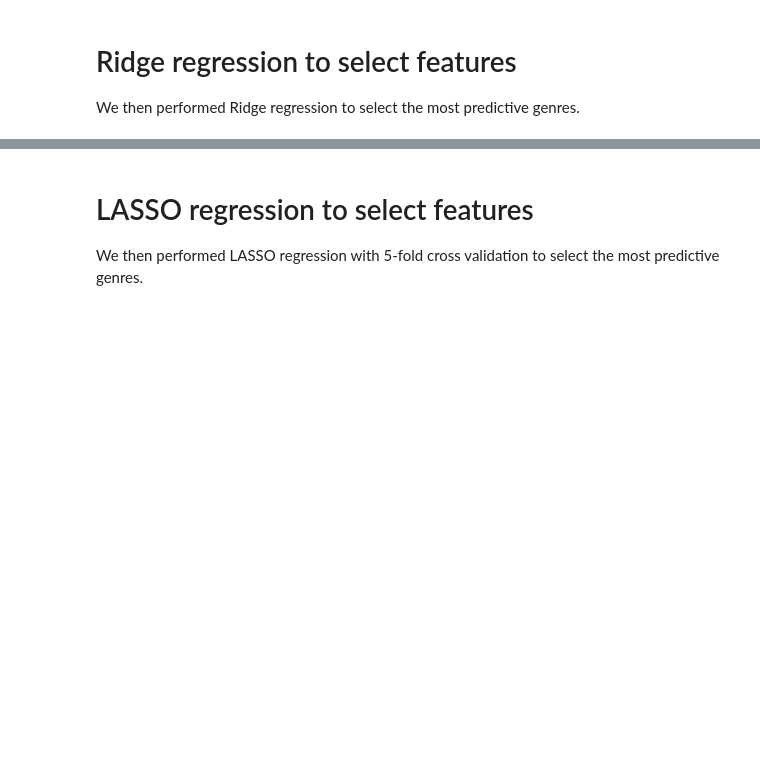
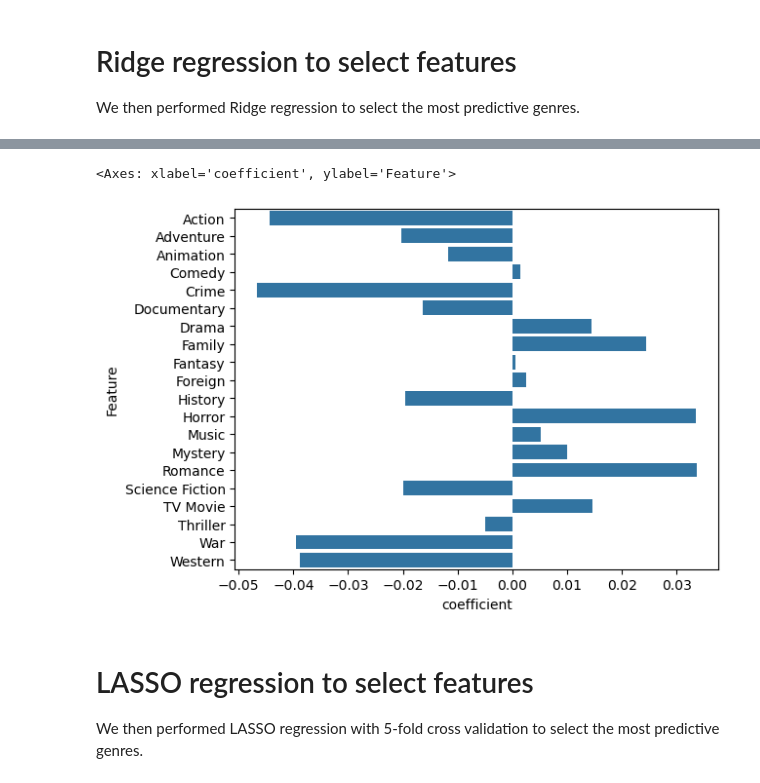
Before and after one commit to 80line/Bechdel_Test_Films, a Jupyter notebook: bechdel_test_films.ipynb, the cells around one changed output, grey strips where cells are left out. Drawn from its saved outputs; the diff is of its cells as text; code cells hidden in the pictures; blank space fills up the shorter version.

```diff
--- a/bechdel_test_films.ipynb
+++ b/bechdel_test_films.ipynb
@@ -539,3 +529,11 @@ dtype: float64
+# %%
+# Plot coefficients
+df_coefs = pd.DataFrame({'coefficient': ridge_cv.coef_.tolist(),
+                        'Feature': features})
+sns.barplot(data = df_coefs, y = 'Feature', x = 'coefficient')
+# %% [output]
+<Axes: xlabel='coefficient', ylabel='Feature'>
+[figure, added]
 # %% [markdown]
 # LASSO regression to select features
 
```
Also changed, not shown: parts of 7 cells of this notebook, 1 other file.
